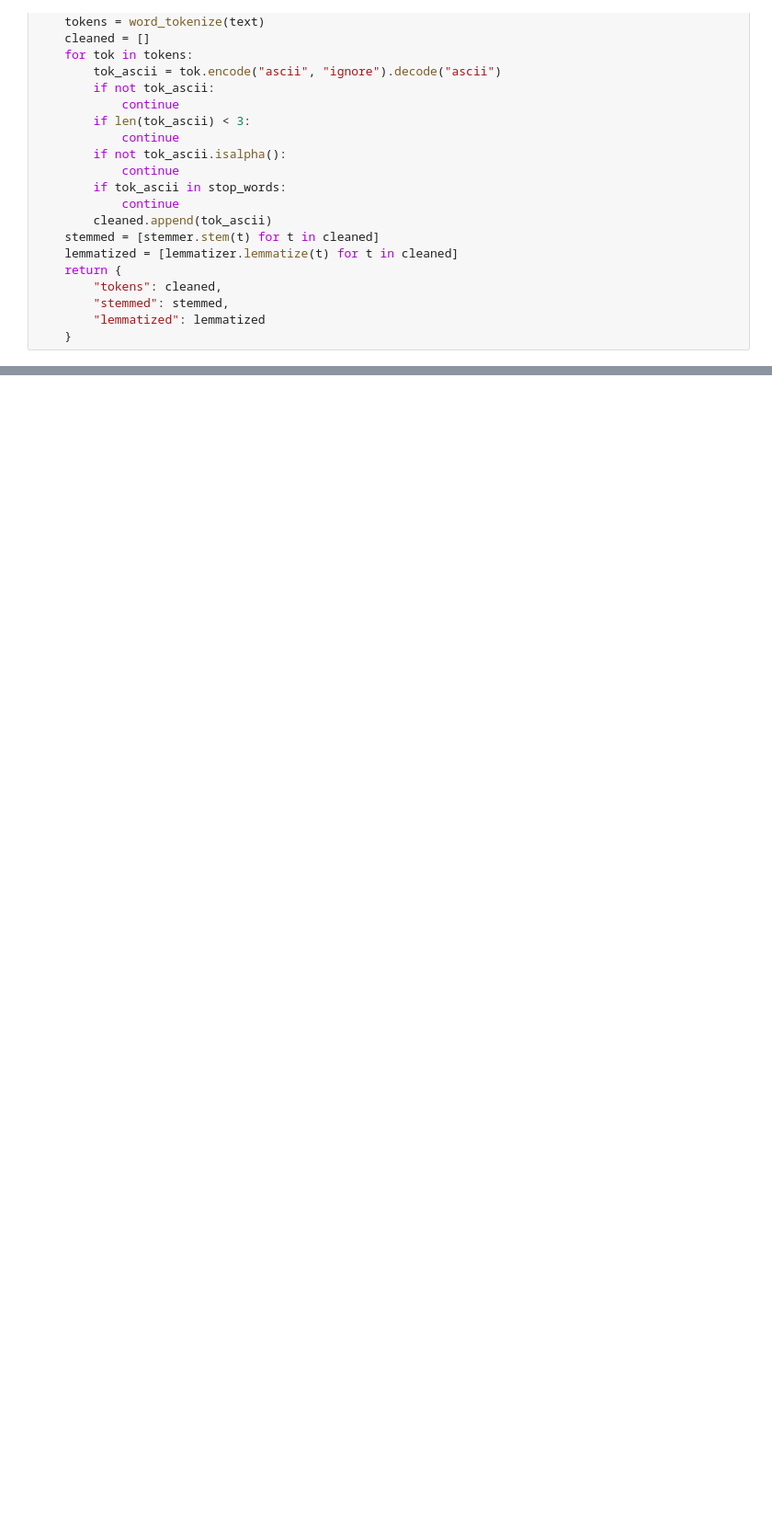
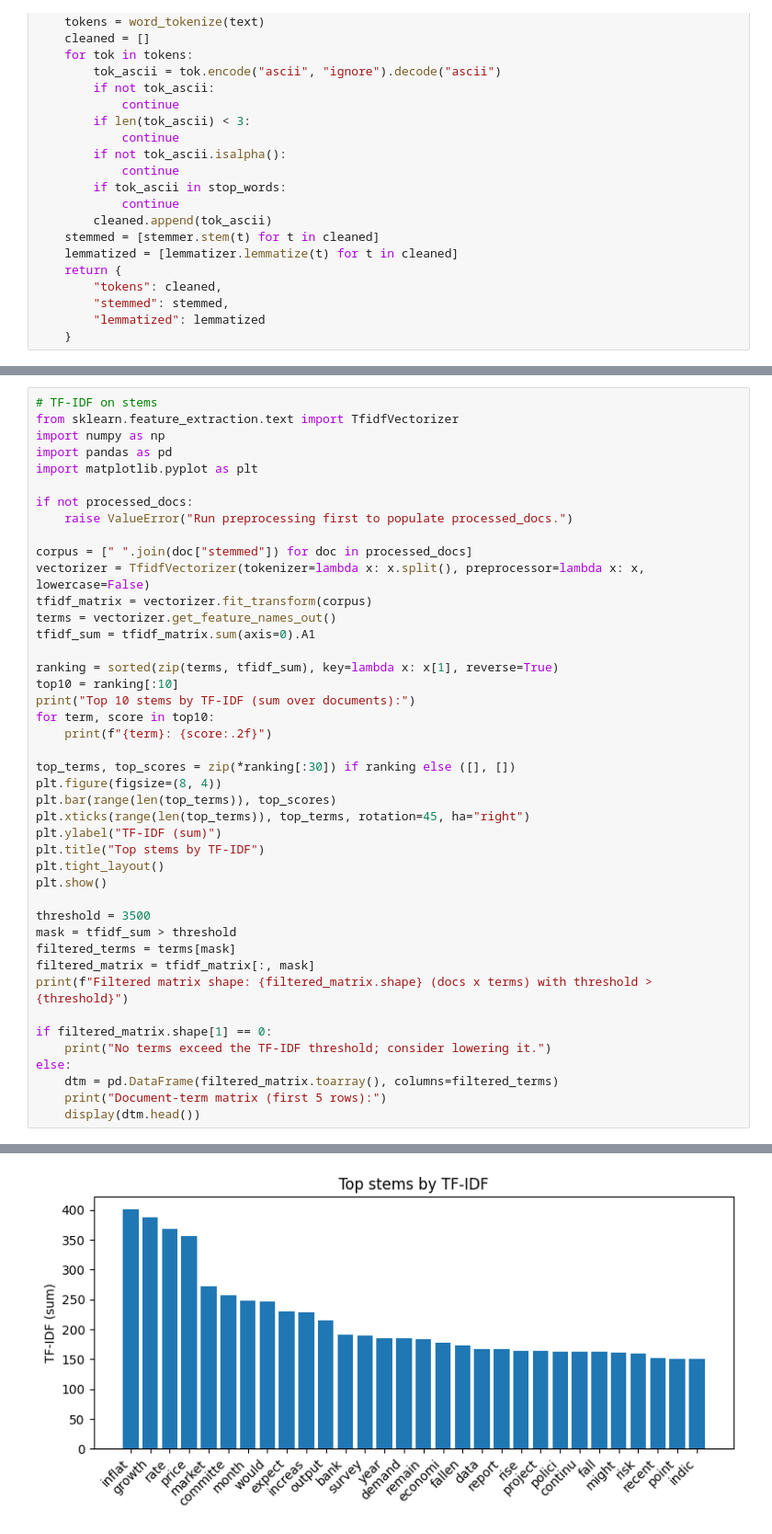
Before and after one commit to George-hardworking/data-science-in-empirical-economics, a Jupyter notebook: assignment1/scripts/assignment1_kaibiao.ipynb, the cells around one changed output, grey strips where cells are left out. Shown at 92% size. Cells and saved outputs as stored; diff of their text form; blank space fills up the shorter version.

```diff
--- a/assignment1/scripts/assignment1_kaibiao.ipynb
+++ b/assignment1/scripts/assignment1_kaibiao.ipynb
@@ -90,0 +157,44 @@ LookupError:
+# %%
+# TF-IDF on stems
+from sklearn.feature_extraction.text import TfidfVectorizer
+import numpy as np
+import pandas as pd
+import matplotlib.pyplot as plt
+
+if not processed_docs:
+    raise ValueError("Run preprocessing first to populate processed_docs.")
+
+corpus = [" ".join(doc["stemmed"]) for doc in processed_docs]
+vectorizer = TfidfVectorizer(tokenizer=lambda x: x.split(), preprocessor=lambda x: x, lowercase=False)
+tfidf_matrix = vectorizer.fit_transform(corpus)
+terms = vectorizer.get_feature_names_out()
+tfidf_sum = tfidf_matrix.sum(axis=0).A1
+
+ranking = sorted(zip(terms, tfidf_sum), key=lambda x: x[1], reverse=True)
+top10 = ranking[:10]
+print("Top 10 stems by TF-IDF (sum over documents):")
+for term, score in top10:
+    print(f"{term}: {score:.2f}")
+
+top_terms, top_scores = zip(*ranking[:30]) if ranking else ([], [])
+plt.figure(figsize=(8, 4))
+plt.bar(range(len(top_terms)), top_scores)
+plt.xticks(range(len(top_terms)), top_terms, rotation=45, ha="right")
+plt.ylabel("TF-IDF (sum)")
+plt.title("Top stems by TF-IDF")
+plt.tight_layout()
+plt.show()
+
+threshold = 3500
+mask = tfidf_sum > threshold
+filtered_terms = terms[mask]
+filtered_matrix = tfidf_matrix[:, mask]
+print(f"Filtered matrix shape: {filtered_matrix.shape} (docs x terms) with threshold > {threshold}")
+
+if filtered_matrix.shape[1] == 0:
+    print("No terms exceed the TF-IDF threshold; consider lowering it.")
+else:
+    dtm = pd.DataFrame(filtered_matrix.toarray(), columns=filtered_terms)
+    print("Document-term matrix (first 5 rows):")
+    display(dtm.head())
+# %% [output]
@@ -90,0 +212 @@ LookupError:
+[figure, added]
```
Also changed, not shown: parts of 12 cells of this notebook.
